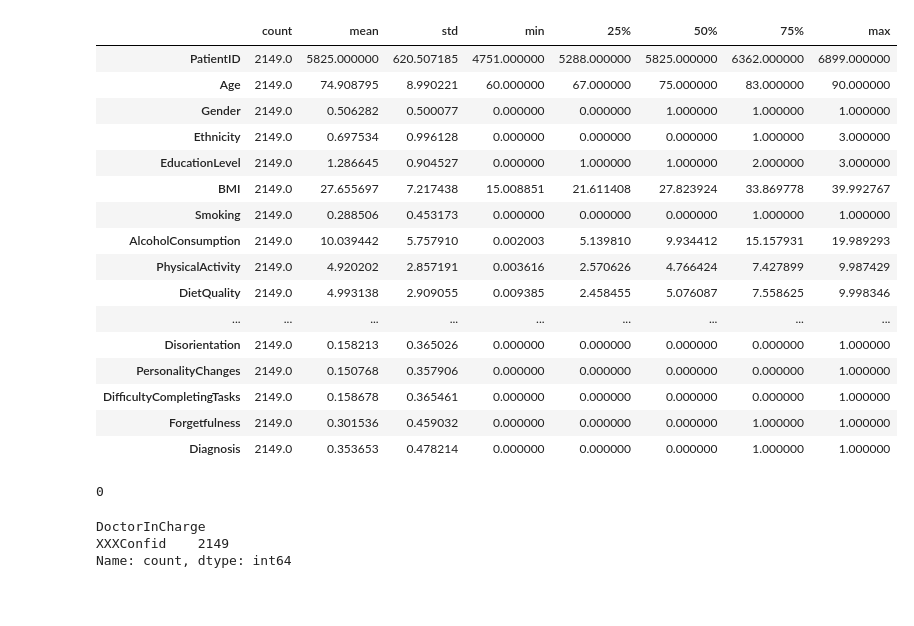
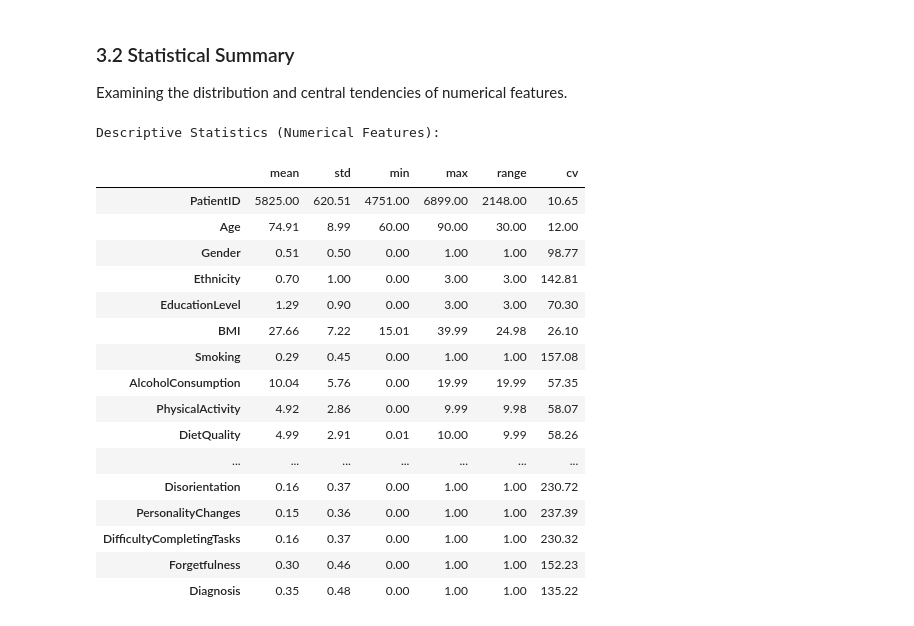
Before and after one commit to TechHive-4SAE11/alzheimers-ml-notebooks, a Jupyter notebook: alzheimer-s-disease-prediction.ipynb, the cells around one changed output. Drawn from its saved outputs; the diff is of its cells as text; code cells hidden in the pictures; blank space fills up the shorter version.

```diff
--- a/alzheimer-s-disease-prediction.ipynb
+++ b/alzheimer-s-disease-prediction.ipynb
@@ -7,7 +28,26 @@ Ce notebook présente les étapes essentielles de préparation des données pour
 # %%
-# Import libraries
+# Data manipulation and analysis
 import pandas as pd
 import numpy as np
+
+# Visualization
+import matplotlib.pyplot as plt
+import seaborn as sns
+
+# Machine learning and preprocessing
 from sklearn.preprocessing import MinMaxScaler, StandardScaler
+from sklearn.linear_model import LassoCV
+
+# Configuration
 import warnings
 warnings.filterwarnings("ignore")
+
+# Set display options for better readability
+pd.set_option('display.max_columns', None)
+pd.set_option('display.precision', 2)
+
+# Set visualization style
+sns.set_style("whitegrid")
+plt.rcParams['figure.dpi'] = 100
+
+print("✓ Libraries imported successfully")
@@ -57,32 +117,31 @@ Name: count, dtype: int64
+# %% [markdown]
+### 3.2 Statistical Summary
+
+Examining the distribution and central tendencies of numerical features.
 # %%
-df.describe().T
+# Statistical summary of numerical features
+summary = df.describe().T
+summary['range'] = summary['max'] - summary['min']
+summary['cv'] = (summary['std'] / summary['mean']) * 100  # Coefficient of variation
+
+print("Descriptive Statistics (Numerical Features):")
+summary[['mean', 'std', 'min', 'max', 'range', 'cv']].round(2)
 # %% [output]
+Descriptive Statistics (Numerical Features):
-|  | count | mean | std | min | 25% | 50% | 75% | max |
-| PatientID | 2149.0 | 5825.000000 | 620.507185 | 4751.000000 | 5288.000000 | 5825.000000 | 6362.000000 | 6899.000000 |
-| Age | 2149.0 | 74.908795 | 8.990221 | 60.000000 | 67.000000 | 75.000000 | 83.000000 | 90.000000 |
-| Gender | 2149.0 | 0.506282 | 0.500077 | 0.000000 | 0.000000 | 1.000000 | 1.000000 | 1.000000 |
-| Ethnicity | 2149.0 | 0.697534 | 0.996128 | 0.000000 | 0.000000 | 0.000000 | 1.000000 | 3.000000 |
-| EducationLevel | 2149.0 | 1.286645 | 0.904527 | 0.000000 | 1.000000 | 1.000000 | 2.000000 | 3.000000 |
-| BMI | 2149.0 | 27.655697 | 7.217438 | 15.008851 | 21.611408 | 27.823924 | 33.869778 | 39.992767 |
-| Smoking | 2149.0 | 0.288506 | 0.453173 | 0.000000 | 0.000000 | 0.000000 | 1.000000 | 1.000000 |
-| AlcoholConsumption | 2149.0 | 10.039442 | 5.757910 | 0.002003 | 5.139810 | 9.934412 | 15.157931 | 19.989293 |
-| PhysicalActivity | 2149.0 | 4.920202 | 2.857191 | 0.003616 | 2.570626 | 4.766424 | 7.427899 | 9.987429 |
-| DietQuality | 2149.0 | 4.993138 | 2.909055 | 0.009385 | 2.458455 | 5.076087 | 7.558625 | 9.998346 |
-| ... | ... | ... | ... | ... | ... | ... | ... | ... |
-| Disorientation | 2149.0 | 0.158213 | 0.365026 | 0.000000 | 0.000000 | 0.000000 | 0.000000 | 1.000000 |
-| PersonalityChanges | 2149.0 | 0.150768 | 0.357906 | 0.000000 | 0.000000 | 0.000000 | 0.000000 | 1.000000 |
-| DifficultyCompletingTasks | 2149.0 | 0.158678 | 0.365461 | 0.000000 | 0.000000 | 0.000000 | 0.000000 | 1.000000 |
-| Forgetfulness | 2149.0 | 0.301536 | 0.459032 | 0.000000 | 0.000000 | 0.000000 | 1.000000 | 1.000000 |
-| Diagnosis | 2149.0 | 0.353653 | 0.478214 | 0.000000 | 0.000000 | 0.000000 | 1.000000 | 1.000000 |
+|  | mean | std | min | max | range | cv |
+| PatientID | 5825.00 | 620.51 | 4751.00 | 6899.00 | 2148.00 | 10.65 |
+| Age | 74.91 | 8.99 | 60.00 | 90.00 | 30.00 | 12.00 |
+| Gender | 0.51 | 0.50 | 0.00 | 1.00 | 1.00 | 98.77 |
+| Ethnicity | 0.70 | 1.00 | 0.00 | 3.00 | 3.00 | 142.81 |
+| EducationLevel | 1.29 | 0.90 | 0.00 | 3.00 | 3.00 | 70.30 |
+| BMI | 27.66 | 7.22 | 15.01 | 39.99 | 24.98 | 26.10 |
+| Smoking | 0.29 | 0.45 | 0.00 | 1.00 | 1.00 | 157.08 |
+| AlcoholConsumption | 10.04 | 5.76 | 0.00 | 19.99 | 19.99 | 57.35 |
+| PhysicalActivity | 4.92 | 2.86 | 0.00 | 9.99 | 9.98 | 58.07 |
+| DietQuality | 4.99 | 2.91 | 0.01 | 10.00 | 9.99 | 58.26 |
+| ... | ... | ... | ... | ... | ... | ... |
+| Disorientation | 0.16 | 0.37 | 0.00 | 1.00 | 1.00 | 230.72 |
+| PersonalityChanges | 0.15 | 0.36 | 0.00 | 1.00 | 1.00 | 237.39 |
+| DifficultyCompletingTasks | 0.16 | 0.37 | 0.00 | 1.00 | 1.00 | 230.32 |
+| Forgetfulness | 0.30 | 0.46 | 0.00 | 1.00 | 1.00 | 152.23 |
+| Diagnosis | 0.35 | 0.48 | 0.00 | 1.00 | 1.00 | 135.22 |
-# %%
-# Check for duplicates
-sum(df.duplicated())
-# %% [output]
-0
-# %%
-# Value counts for a key column (example: DoctorInCharge)
-df.DoctorInCharge.value_counts()
-# %% [output]
-DoctorInCharge
-XXXConfid    2149
-Name: count, dtype: int64
```
Also changed, not shown: parts of 18 cells of this notebook.
